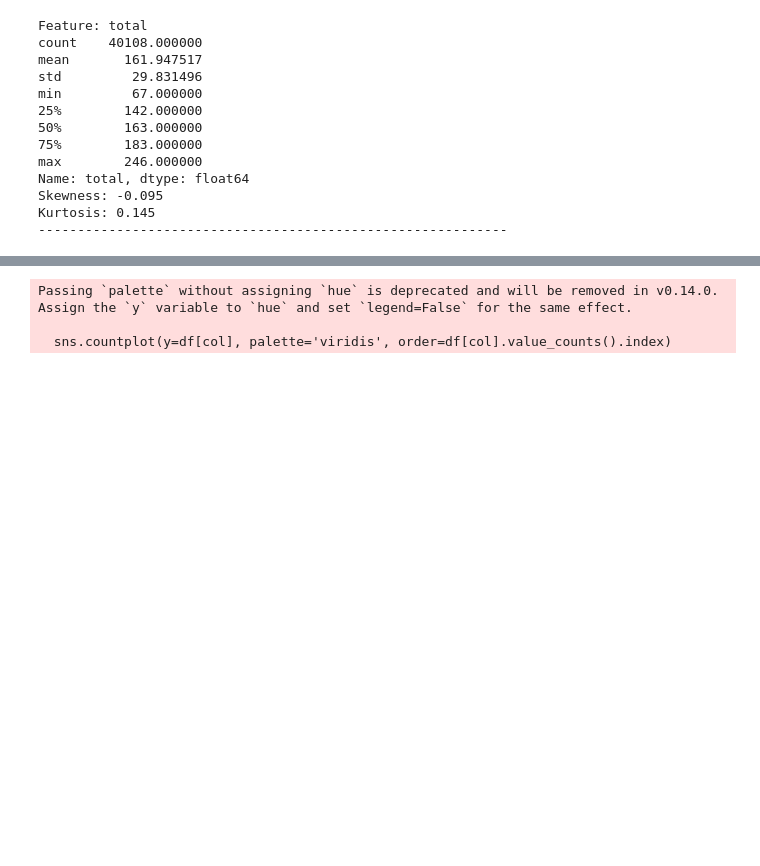
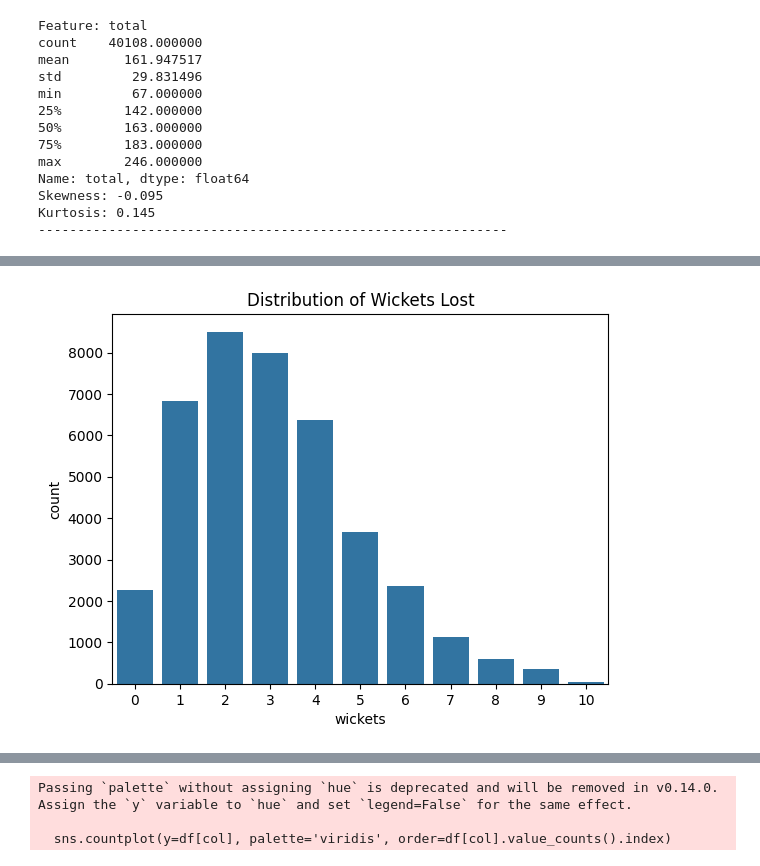
Before and after one commit to kanakrajarora/IPL_score_predictor, a Jupyter notebook: First_Innings_Score_Prediction_IPL.ipynb, the cells around one changed output, grey strips where cells are left out. Cells and saved outputs as stored; diff of their text form; code cells hidden in the pictures; blank space fills up the shorter version.

```diff
--- a/First_Innings_Score_Prediction_IPL.ipynb
+++ b/First_Innings_Score_Prediction_IPL.ipynb
@@ -259,0 +269,6 @@ Kurtosis: 0.145
+# %%
+sns.countplot(x='wickets', data=df)
+plt.title("Distribution of Wickets Lost")
+plt.show()
+# %% [output]
+[figure, added]
```
Also changed, not shown: parts of 11 cells of this notebook, 1 other file.
